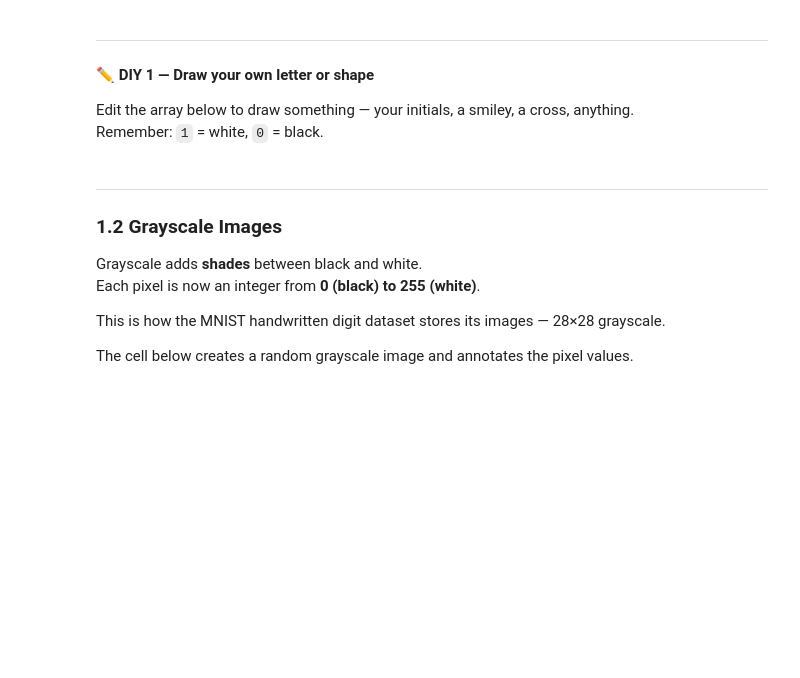
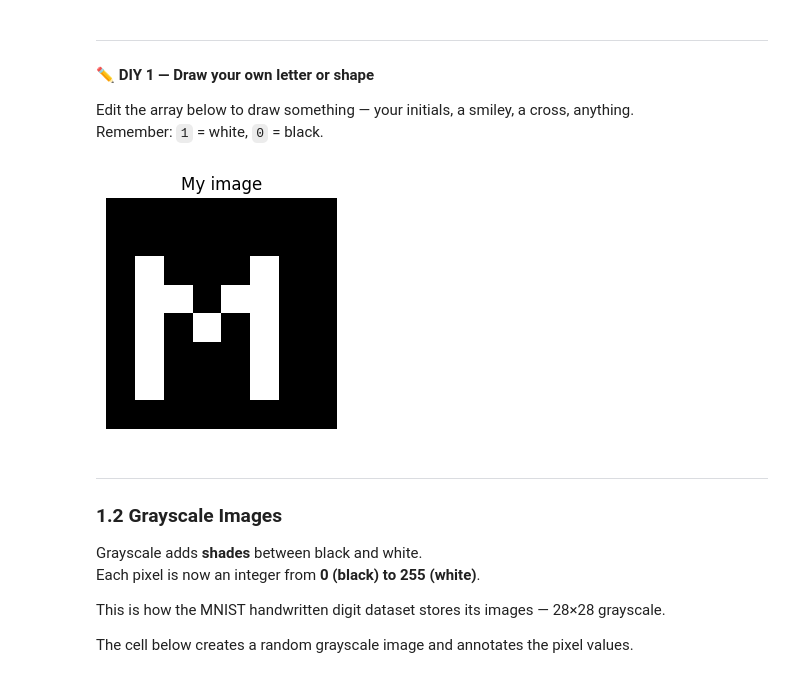
Before and after one commit to mkamdar/applied_ai_agentic_ai, a Jupyter notebook: RNN__Transformer_Architecture_and_Attention_resources/ef56abd5-f7b5-4d11-9bf3-1afa7ddbfbcb-Hands-on-Session-13th-June.ipynb, the cells around one changed output. Saved outputs shown, nothing was run; the diff lists cells and outputs as text; code cells hidden in the pictures; blank space fills up the shorter version.

```diff
--- a/RNN__Transformer_Architecture_and_Attention_resources/ef56abd5-f7b5-4d11-9bf3-1afa7ddbfbcb-Hands-on-Session-13th-June.ipynb
+++ b/RNN__Transformer_Architecture_and_Attention_resources/ef56abd5-f7b5-4d11-9bf3-1afa7ddbfbcb-Hands-on-Session-13th-June.ipynb
@@ -79,23 +88,25 @@ Remember: `1` = white, `0` = black.
 # %%
 # ✏️ YOUR TURN
 # Edit the 0s and 1s below to draw your own 8×8 image
 
 my_image = np.array([
     [0, 0, 0, 0, 0, 0, 0, 0],
     [0, 0, 0, 0, 0, 0, 0, 0],
-    [0, 0, 0, 0, 0, 0, 0, 0],
-    [0, 0, 0, 0, 0, 0, 0, 0],
-    [0, 0, 0, 0, 0, 0, 0, 0],
-    [0, 0, 0, 0, 0, 0, 0, 0],
-    [0, 0, 0, 0, 0, 0, 0, 0],
+    [0, 1, 0, 0, 0, 1, 0, 0],
+    [0, 1, 1, 0, 1, 1, 0, 0],
+    [0, 1, 0, 1, 0, 1, 0, 0],
+    [0, 1, 0, 0, 0, 1, 0, 0],
+    [0, 1, 0, 0, 0, 1, 0, 0],
     [0, 0, 0, 0, 0, 0, 0, 0],
 ], dtype=np.float32)
 
 plt.figure(figsize=(3, 3))
 plt.imshow(my_image, cmap='gray', vmin=0, vmax=1)
 plt.title("My image")
 plt.axis('off')
 plt.show()
+# %% [output]
+[figure, added]
 # %% [markdown]
 ---
 ### 1.2 Grayscale Images
```
Also changed, not shown: parts of 15 cells of this notebook.
